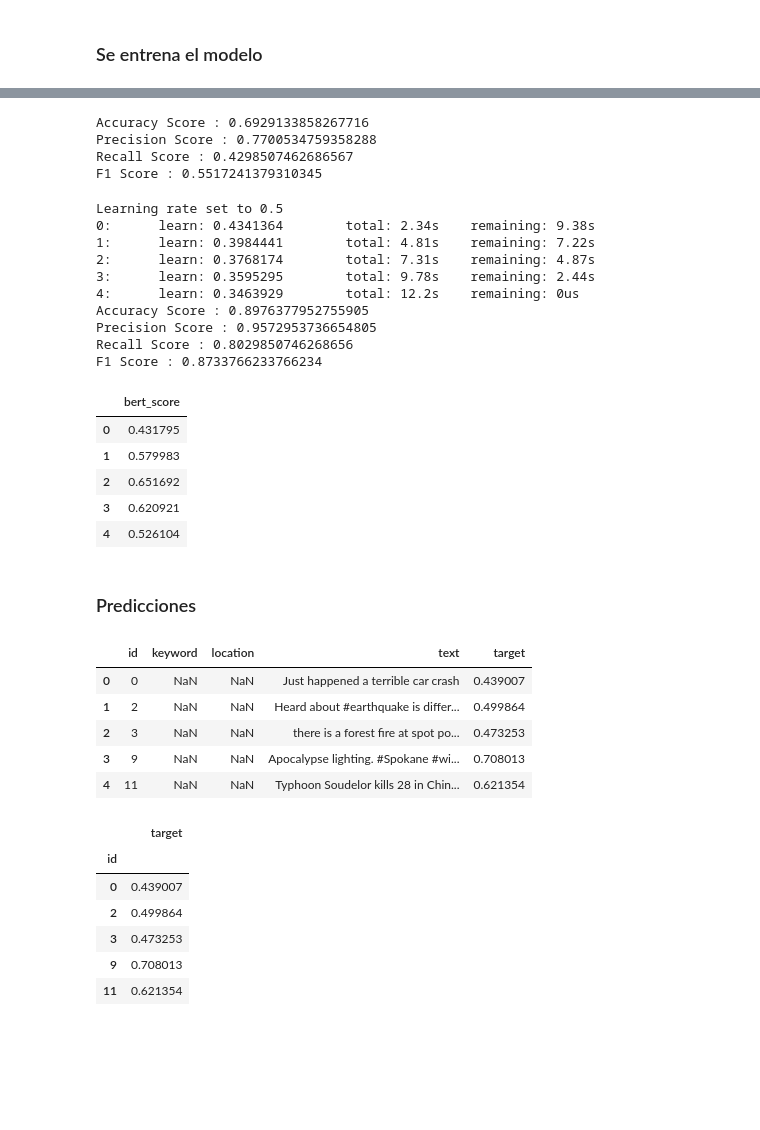
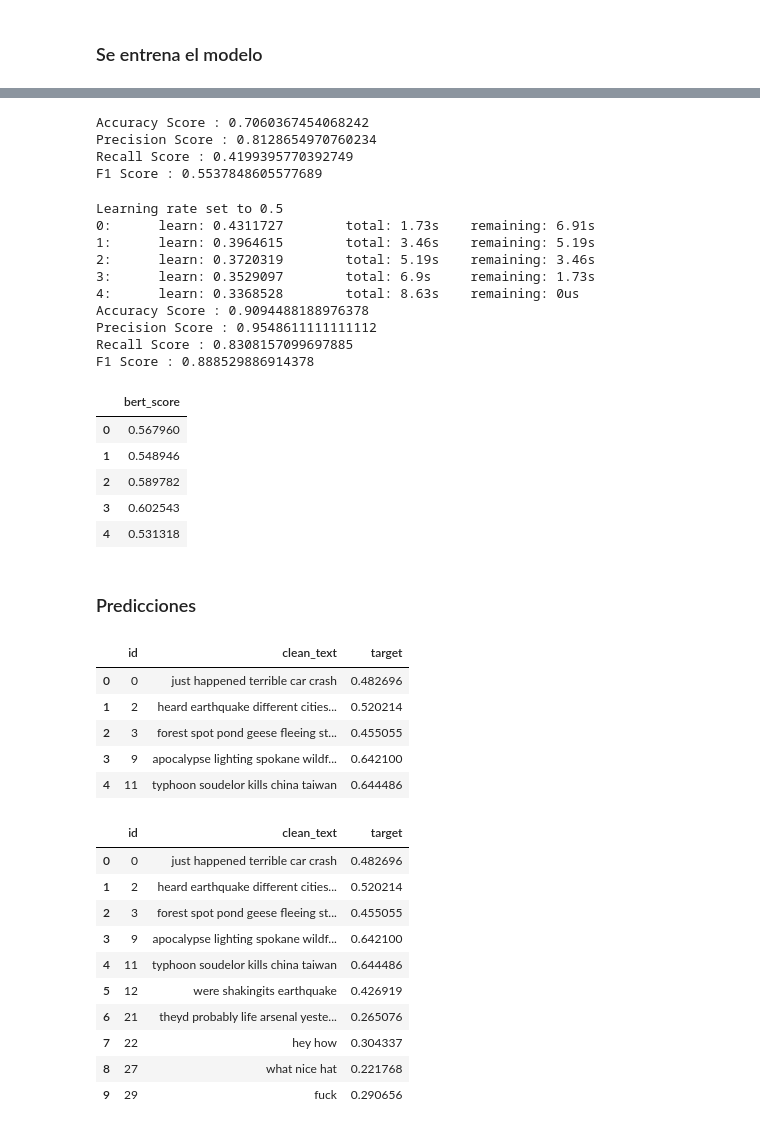
Before and after one commit to RiedelNicolas/TP2-Organizacion-de-Datos, a Jupyter notebook: modelo_9.ipynb, the cells around one changed output, grey strips where cells are left out. Saved outputs shown, nothing was run; the diff lists cells and outputs as text; code cells hidden in the pictures; blank space fills up the shorter version.

```diff
--- a/modelo_9.ipynb
+++ b/modelo_9.ipynb
@@ -42,6 +42,9 @@ train.head()
 | 2 | 5 | NaN | NaN | All residents asked to 'shelter i... | 1 |
 | 3 | 6 | NaN | NaN | 13,000 people receive #wildfires ... | 1 |
 | 4 | 7 | NaN | NaN | Just got sent this photo from Rub... | 1 |
+# %%
+ids_with_target_error = [328,443,513,2619,3640,3900,4342,5781,6552,6554,6570,6701,6702,6729,6861,7226]
+train.loc[train['id'].isin(ids_with_target_error),'target'] = 0
 # %%
 test = pd.read_csv('csv/test.csv')
 # %%
@@ -206,7 +152,7 @@ numpy.ndarray
 # %% [markdown]
 ### Se entrena el modelo
 # %%
-X, y = bert_train, train.iloc[:,4].to_frame()
+X, y = bert_train, train.loc[:,['target']]
 X_train, X_test, y_train, y_test = train_test_split(X, y, test_size=0.1, random_state=13)
 # %%
 xg_reg = xgb.XGBRegressor(objective ='binary:logistic',
@@ -284,10 +230,10 @@ print('Precision Score : ' + str(precision_score(y_test,preds.round())))
 print('Recall Score : ' + str(recall_score(y_test,preds.round())))
 print('F1 Score : ' + str(f1_score(y_test,preds.round())))
 # %% [output]
-Accuracy Score : 0.6929133858267716
-Precision Score : 0.7700534759358288
-Recall Score : 0.4298507462686567
-F1 Score : 0.5517241379310345
+Accuracy Score : 0.7060367454068242
+Precision Score : 0.8128654970760234
+Recall Score : 0.4199395770392749
+F1 Score : 0.5537848605577689
 # %%
 eclf2 = VotingRegressor(estimators=[
          ('xgb', xg_reg), ('rf', rf_model), ('catb', catb), ('gb', gb), ('lgbm',lgb_class)])
@@ -301,25 +247,25 @@ print('Recall Score : ' + str(recall_score(y_test,preds.round())))
 print('F1 Score : ' + str(f1_score(y_test,preds.round())))
 # %% [output]
 Learning rate set to 0.5
-0:      learn: 0.4341364        total: 2.34s    remaining: 9.38s
-1:      learn: 0.3984441        total: 4.81s    remaining: 7.22s
-2:      learn: 0.3768174        total: 7.31s    remaining: 4.87s
-3:      learn: 0.3595295        total: 9.78s    remaining: 2.44s
-4:      learn: 0.3463929        total: 12.2s    remaining: 0us
-Accuracy Score : 0.8976377952755905
-Precision Score : 0.9572953736654805
-Recall Score : 0.8029850746268656
-F1 Score : 0.8733766233766234
+0:      learn: 0.4311727        total: 1.73s    remaining: 6.91s
+1:      learn: 0.3964615        total: 3.46s    remaining: 5.19s
+2:      learn: 0.3720319        total: 5.19s    remaining: 3.46s
+3:      learn: 0.3529097        total: 6.9s     remaining: 1.73s
+4:      learn: 0.3368528        total: 8.63s    remaining: 0us
+Accuracy Score : 0.9094488188976378
+Precision Score : 0.9548611111111112
+Recall Score : 0.8308157099697885
+F1 Score : 0.888529886914378
 # %%
 df = pd.DataFrame(eclf2.predict(X),columns=["bert_score"])
 df.head()
 # %% [output]
 |  | bert_score |
-| 0 | 0.431795 |
-| 1 | 0.579983 |
-| 2 | 0.651692 |
-| 3 | 0.620921 |
-| 4 | 0.526104 |
+| 0 | 0.567960 |
+| 1 | 0.548946 |
+| 2 | 0.589782 |
+| 3 | 0.602543 |
+| 4 | 0.531318 |
 # %%
 final = df.to_csv('csv/solo_embedding_bert_train.csv')
 # %% [markdown]
@@ -329,24 +275,28 @@ test['target'] = eclf2.predict(bert_test)
 # %%
 test.head()
 # %% [output]
-|  | id | keyword | location | text | target |
-| 0 | 0 | NaN | NaN | Just happened a terrible car crash | 0.439007 |
-| 1 | 2 | NaN | NaN | Heard about #earthquake is differ... | 0.499864 |
-| 2 | 3 | NaN | NaN | there is a forest fire at spot po... | 0.473253 |
-| 3 | 9 | NaN | NaN | Apocalypse lighting. #Spokane #wi... | 0.708013 |
-| 4 | 11 | NaN | NaN | Typhoon Soudelor kills 28 in Chin... | 0.621354 |
+|  | id | clean_text | target |
+| 0 | 0 | just happened terrible car crash | 0.482696 |
+| 1 | 2 | heard earthquake different cities... | 0.520214 |
+| 2 | 3 | forest spot pond geese fleeing st... | 0.455055 |
+| 3 | 9 | apocalypse lighting spokane wildf... | 0.642100 |
+| 4 | 11 | typhoon soudelor kills china taiwan | 0.644486 |
 # %%
-test.drop(columns=['keyword','location','text'], inplace=True)
-test.set_index('id', inplace=True)
-test.head()
+# test.drop(columns=['keyword','location','text'], inplace=True)
+# test.set_index('id', inplace=True)
+test.head(10)
 # %% [output]
-|  | target |
-| id |  |
-| 0 | 0.439007 |
-| 2 | 0.499864 |
-| 3 | 0.473253 |
-| 9 | 0.708013 |
-| 11 | 0.621354 |
+|  | id | clean_text | target |
+| 0 | 0 | just happened terrible car crash | 0.482696 |
+| 1 | 2 | heard earthquake different cities... | 0.520214 |
+| 2 | 3 | forest spot pond geese fleeing st... | 0.455055 |
+| 3 | 9 | apocalypse lighting spokane wildf... | 0.642100 |
+| 4 | 11 | typhoon soudelor kills china taiwan | 0.644486 |
+| 5 | 12 | were shakingits earthquake | 0.426919 |
+| 6 | 21 | theyd probably life arsenal yeste... | 0.265076 |
+| 7 | 22 | hey how | 0.304337 |
+| 8 | 27 | what nice hat | 0.221768 |
+| 9 | 29 | fuck | 0.290656 |
 # %%
 final = test.to_csv('csv/submission_bert.csv')
 # %%
```
Also changed, not shown: parts of 8 cells of this notebook, 30 other files.
